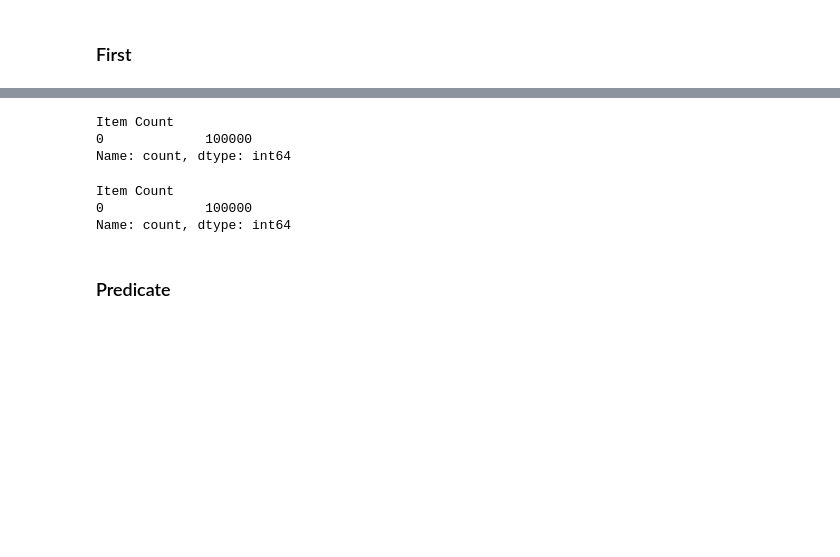
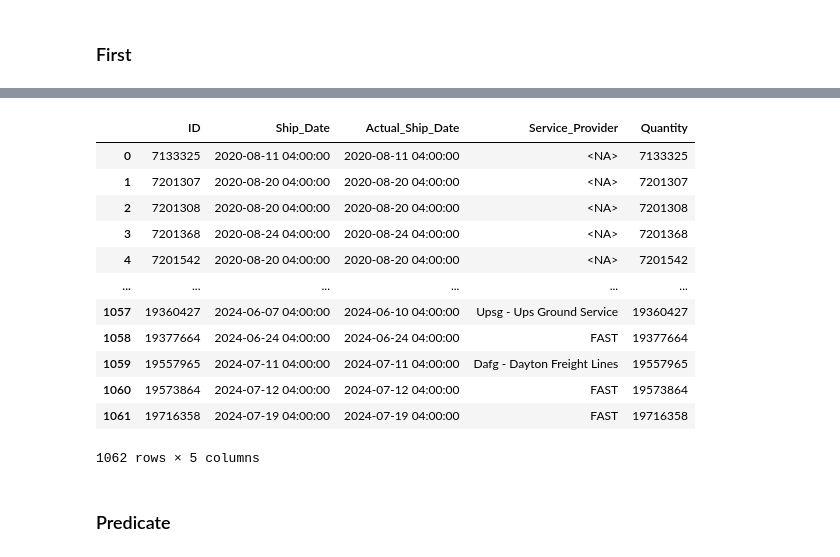
Before and after one commit to RyanChenJung/pneuma-seeker-memory, a Jupyter notebook: e2e.ipynb, the cells around one changed output, grey strips where cells are left out. Drawn from its saved outputs; the diff is of its cells as text; code cells hidden in the pictures; blank space fills up the shorter version.

```diff
--- a/e2e.ipynb
+++ b/e2e.ipynb
@@ -1554,13 +1565,17 @@ target_table.get_schema()
 # %%
-target_table.get_data()[["Item Count"]].value_counts()
+target_table.get_data()
 # %% [output]
+|  | ID | Ship_Date | Actual_Ship_Date | Service_Provider | Quantity |
+| 0 | 7133325 | 2020-08-11 04:00:00 | 2020-08-11 04:00:00 | <NA> | 7133325 |
+| 1 | 7201307 | 2020-08-20 04:00:00 | 2020-08-20 04:00:00 | <NA> | 7201307 |
+| 2 | 7201308 | 2020-08-20 04:00:00 | 2020-08-20 04:00:00 | <NA> | 7201308 |
+| 3 | 7201368 | 2020-08-24 04:00:00 | 2020-08-24 04:00:00 | <NA> | 7201368 |
+| 4 | 7201542 | 2020-08-20 04:00:00 | 2020-08-20 04:00:00 | <NA> | 7201542 |
+| ... | ... | ... | ... | ... | ... |
+| 1057 | 19360427 | 2024-06-07 04:00:00 | 2024-06-10 04:00:00 | Upsg - Ups Ground Service | 19360427 |
+| 1058 | 19377664 | 2024-06-24 04:00:00 | 2024-06-24 04:00:00 | FAST | 19377664 |
+| 1059 | 19557965 | 2024-07-11 04:00:00 | 2024-07-11 04:00:00 | Dafg - Dayton Freight Lines | 19557965 |
+| 1060 | 19573864 | 2024-07-12 04:00:00 | 2024-07-12 04:00:00 | FAST | 19573864 |
+| 1061 | 19716358 | 2024-07-19 04:00:00 | 2024-07-19 04:00:00 | FAST | 19716358 |
-Item Count
-0             100000
-Name: count, dtype: int64
+1062 rows × 5 columns
-# %%
-target_table[["Item Count"]].value_counts()
-# %% [output]
-Item Count
-0             100000
-Name: count, dtype: int64
 # %%
```
Also changed, not shown: parts of 25 cells of this notebook.
